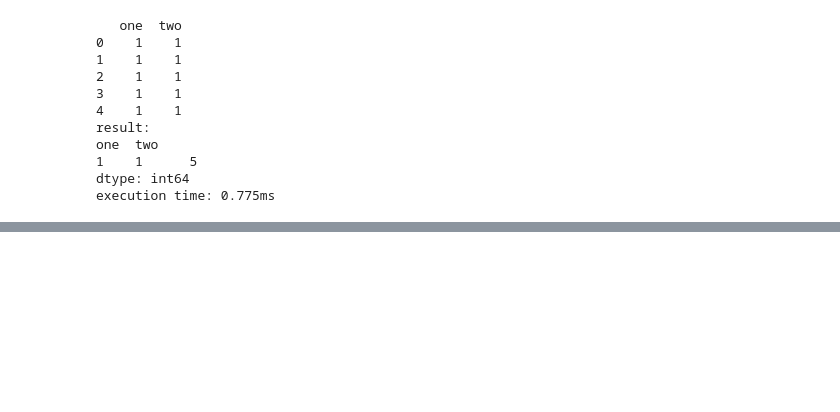
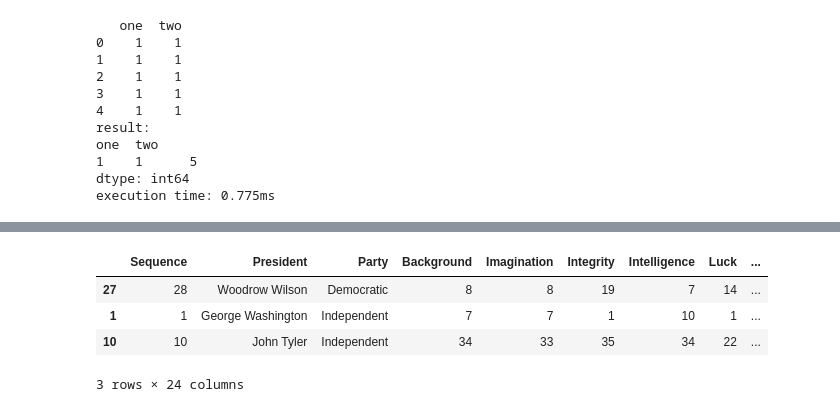
Before and after one commit to golyshevskii/pandas_thoughts, a Jupyter notebook: lol_dataframe.ipynb, the cells around one changed output, grey strips where cells are left out. Cells and saved outputs as stored; diff of their text form; code cells hidden in the pictures; blank space fills up the shorter version.

```diff
--- a/lol_dataframe.ipynb
+++ b/lol_dataframe.ipynb
@@ -469,0 +478,8 @@ execution time: 0.775ms
+# %%
+t_df.sort_values(by='President', key=lambda s_: s_.str.split().apply(lambda val: val[-1]), ascending=False).head(3)
+# %% [output]
+|  | Sequence | President | Party | Background | Imagination | Integrity | Intelligence | Luck | ... |
+| 27 | 28 | Woodrow Wilson | Democratic | 8 | 8 | 19 | 7 | 14 | ... |
+| 1 | 1 | George Washington | Independent | 7 | 7 | 1 | 10 | 1 | ... |
+| 10 | 10 | John Tyler | Independent | 34 | 33 | 35 | 34 | 22 | ... |
+3 rows × 24 columns
```
Also changed, not shown: parts of 7 cells of this notebook.
